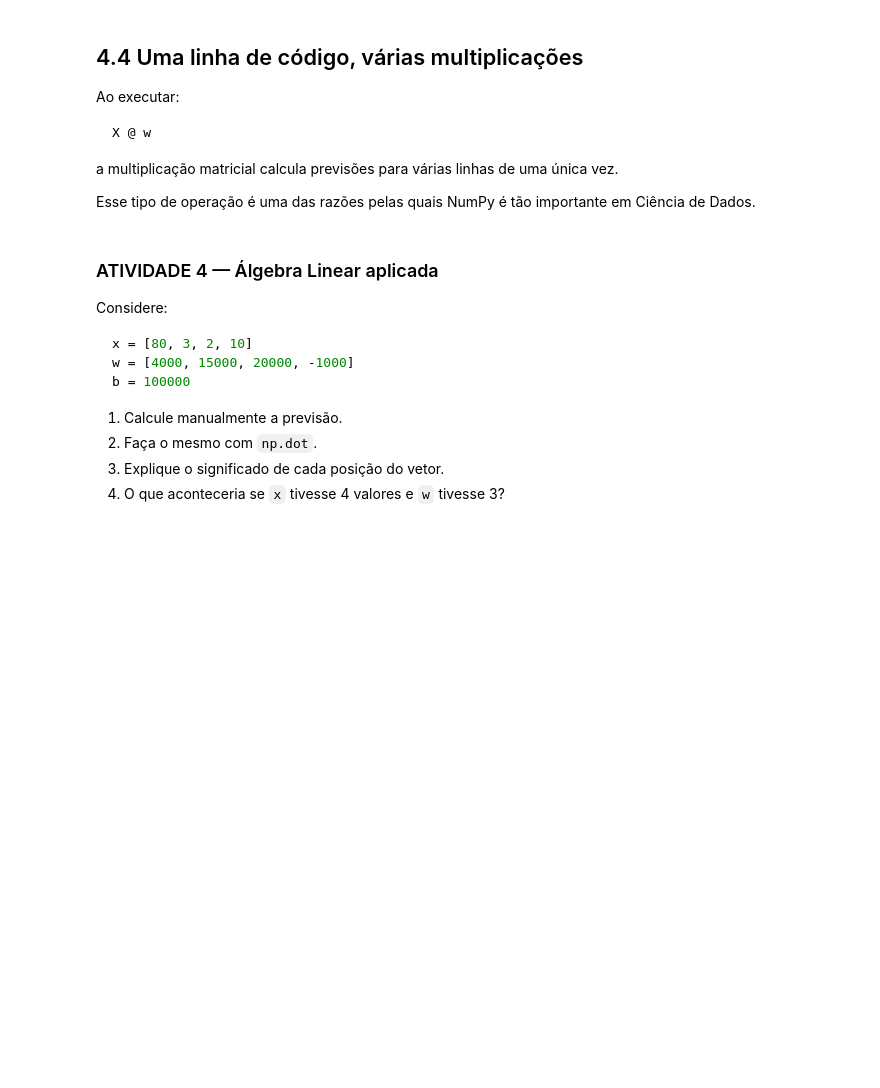
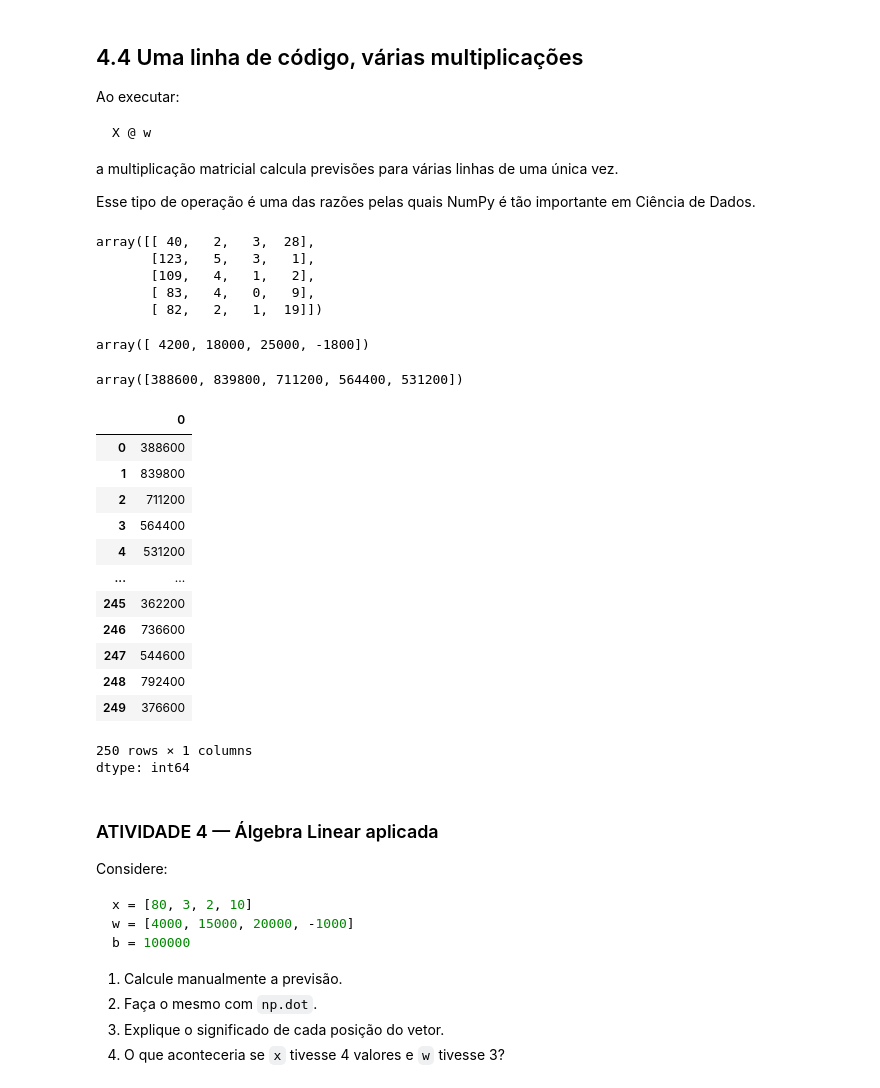
Before and after one commit to VictorAmaralSCT/curso_SENAC_InteligenciaArtificial, a Jupyter notebook: UC9 - Machine Learning/UC9_AULA01_Fundamentos_Matematicos_e_Primeiro_Modelo.ipynb, the cells around one changed output. Cells and saved outputs as stored; diff of their text form; code cells hidden in the pictures; blank space fills up the shorter version.

```diff
--- a/UC9 - Machine Learning/UC9_AULA01_Fundamentos_Matematicos_e_Primeiro_Modelo.ipynb
+++ b/UC9 - Machine Learning/UC9_AULA01_Fundamentos_Matematicos_e_Primeiro_Modelo.ipynb
@@ -929,0 +992,4 @@ Depois pode somar um intercepto \(b\).
+# %%
+x = np.array([75, 2, 1, 5])
+w = np.array([4200, 18000, 25000, -1800])
+b = 160000
@@ -939,3 +1021,15 @@ X @ w
 a multiplicação matricial calcula previsões para várias linhas de uma única vez.
 
 Esse tipo de operação é uma das razões pelas quais NumPy é tão importante em Ciência de Dados.
+# %%
+matriz_imoveis
+# %% [output]
+array([[ 40,   2,   3,  28],
+       [123,   5,   3,   1],
+       [109,   4,   1,   2],
+       [ 83,   4,   0,   9],
+       [ 82,   2,   1,  19]])
+# %%
+w
+# %% [output]
+array([ 4200, 18000, 25000, -1800])
@@ -942,3 +1038,24 @@ Esse tipo de operação é uma das razões pelas quais NumPy é tão importante
+# %%
+previsoes_vetorizadas
+# %% [output]
+array([388600, 839800, 711200, 564400, 531200])
+# %%
+X @ w + b
+# %% [output]
+|  | 0 |
+| 0 | 388600 |
+| 1 | 839800 |
+| 2 | 711200 |
+| 3 | 564400 |
+| 4 | 531200 |
+| ... | ... |
+| 245 | 362200 |
+| 246 | 736600 |
+| 247 | 544600 |
+| 248 | 792400 |
+| 249 | 376600 |
+250 rows × 1 columns
+dtype: int64
 # %% [markdown]
 ### ATIVIDADE 4 — Álgebra Linear aplicada
 
```
Also changed, not shown: parts of 41 cells of this notebook.
